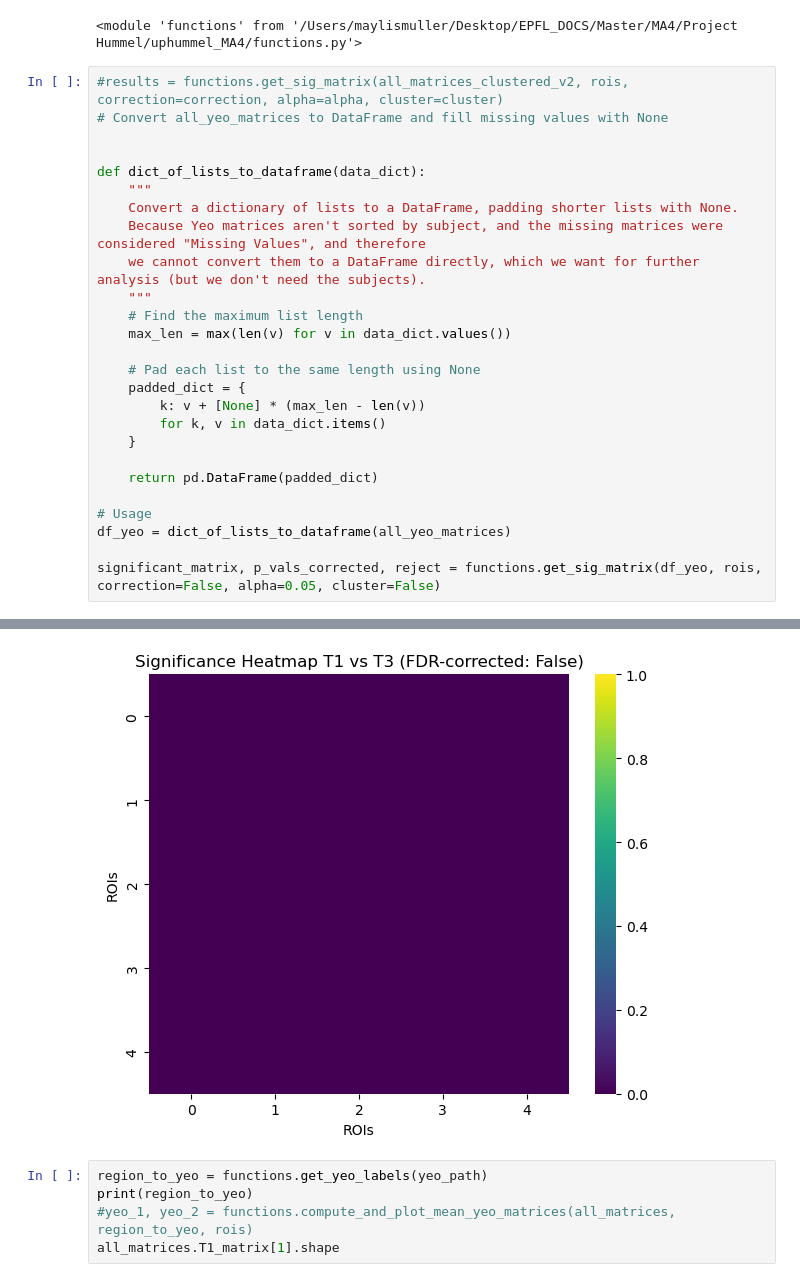
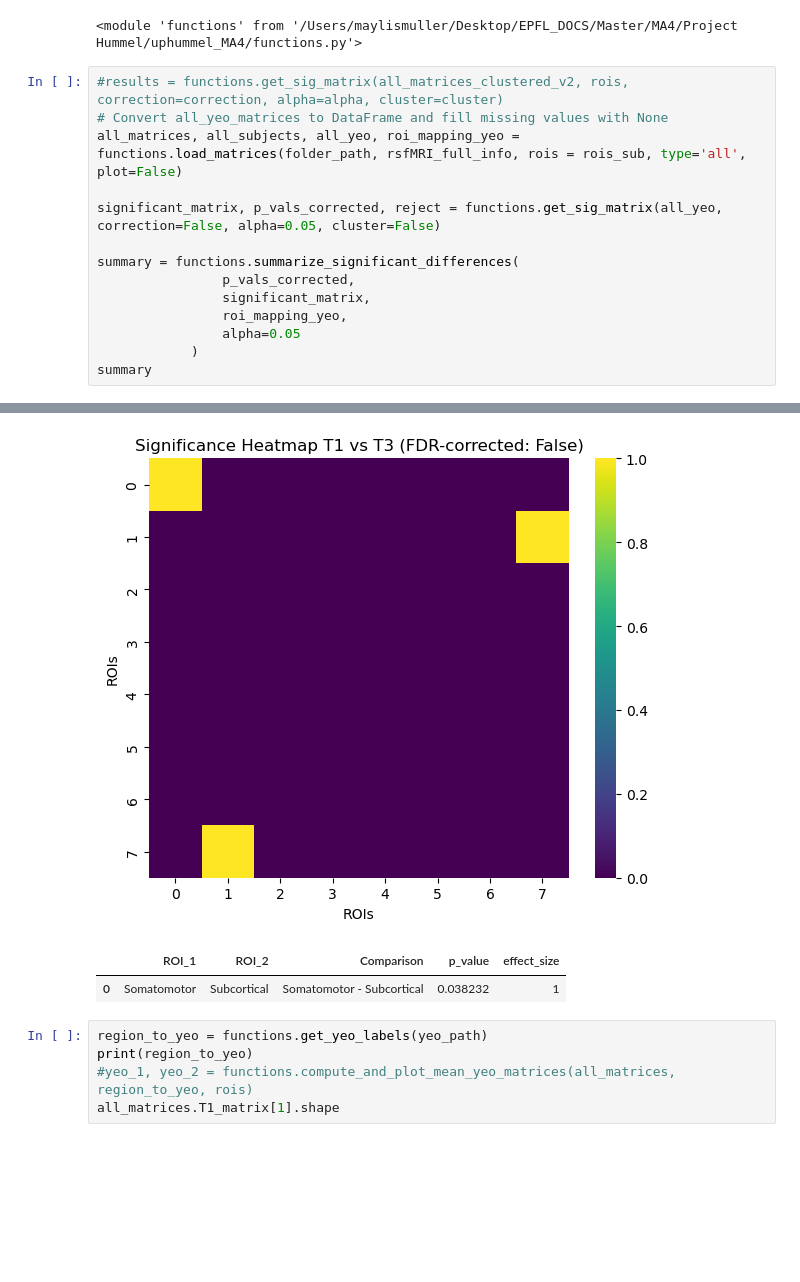
Before and after one commit to maylismlr/uphummel_MA4, a Jupyter notebook: clustering.ipynb, the cells around one changed output, grey strips where cells are left out. Saved outputs shown, nothing was run; the diff lists cells and outputs as text; blank space fills up the shorter version.

```diff
--- a/clustering.ipynb
+++ b/clustering.ipynb
@@ -506,27 +422,15 @@ importlib.reload(functions)
 # %%
 #results = functions.get_sig_matrix(all_matrices_clustered_v2, rois, correction=correction, alpha=alpha, cluster=cluster)
 # Convert all_yeo_matrices to DataFrame and fill missing values with None
+all_matrices, all_subjects, all_yeo, roi_mapping_yeo = functions.load_matrices(folder_path, rsfMRI_full_info, rois = rois_sub, type='all', plot=False)
 
+significant_matrix, p_vals_corrected, reject = functions.get_sig_matrix(all_yeo, correction=False, alpha=0.05, cluster=False)
 
-def dict_of_lists_to_dataframe(data_dict):
-    """
-    Convert a dictionary of lists to a DataFrame, padding shorter lists with None.
-    Because Yeo matrices aren't sorted by subject, and the missing matrices were considered "Missing Values", and therefore
-    we cannot convert them to a DataFrame directly, which we want for further analysis (but we don't need the subjects).
-    """
-    # Find the maximum list length
-    max_len = max(len(v) for v in data_dict.values())
-
-    # Pad each list to the same length using None
-    padded_dict = {
-        k: v + [None] * (max_len - len(v))
-        for k, v in data_dict.items()
-    }
-
-    return pd.DataFrame(padded_dict)
-
-# Usage
-df_yeo = dict_of_lists_to_dataframe(all_yeo_matrices)
-
-significant_matrix, p_vals_corrected, reject = functions.get_sig_matrix(df_yeo, rois, correction=False, alpha=0.05, cluster=False)
+summary = functions.summarize_significant_differences(
+                p_vals_corrected,
+                significant_matrix,
+                roi_mapping_yeo,
+                alpha=0.05
+            )
+summary
 # %% [output]
@@ -550,4 +439,6 @@ Shape of T3 matrices: (44, 5, 5)
-[figure, old version]
+[figure, new version]
+|  | ROI_1 | ROI_2 | Comparison | p_value | effect_size |
+| 0 | Somatomotor | Subcortical | Somatomotor - Subcortical | 0.038232 | 1 |
 # %%
 region_to_yeo = functions.get_yeo_labels(yeo_path)
 print(region_to_yeo)
```
Also changed, not shown: parts of 3 cells of this notebook, 2 other files.
